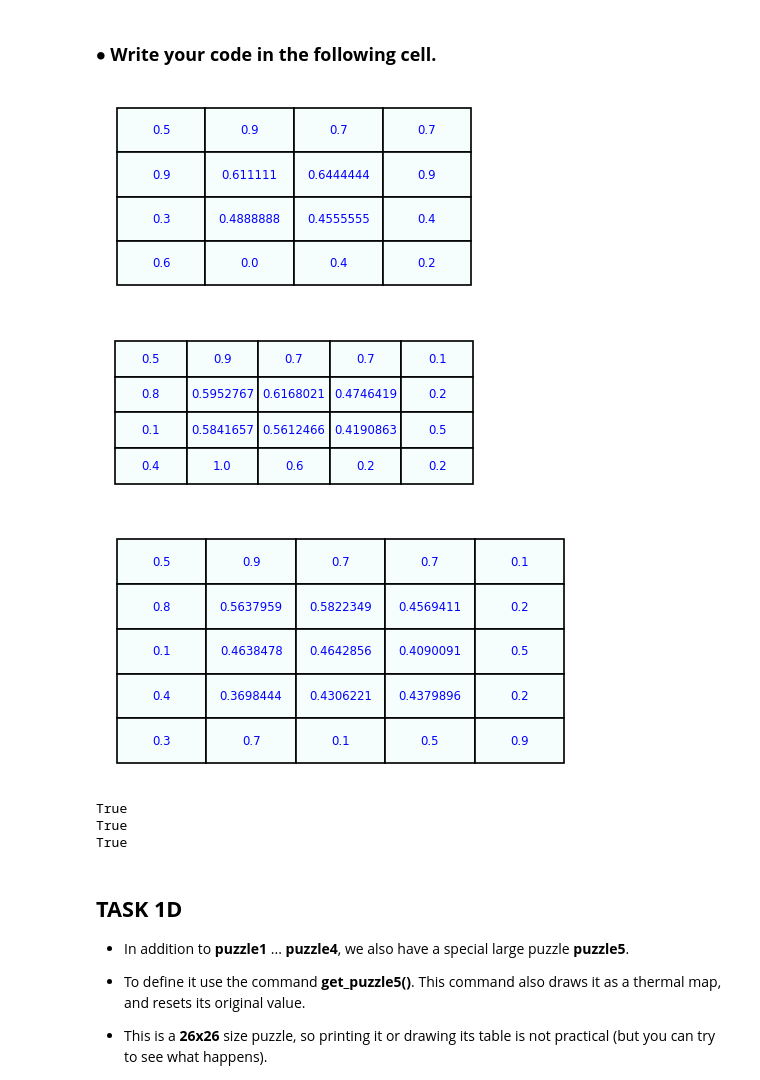
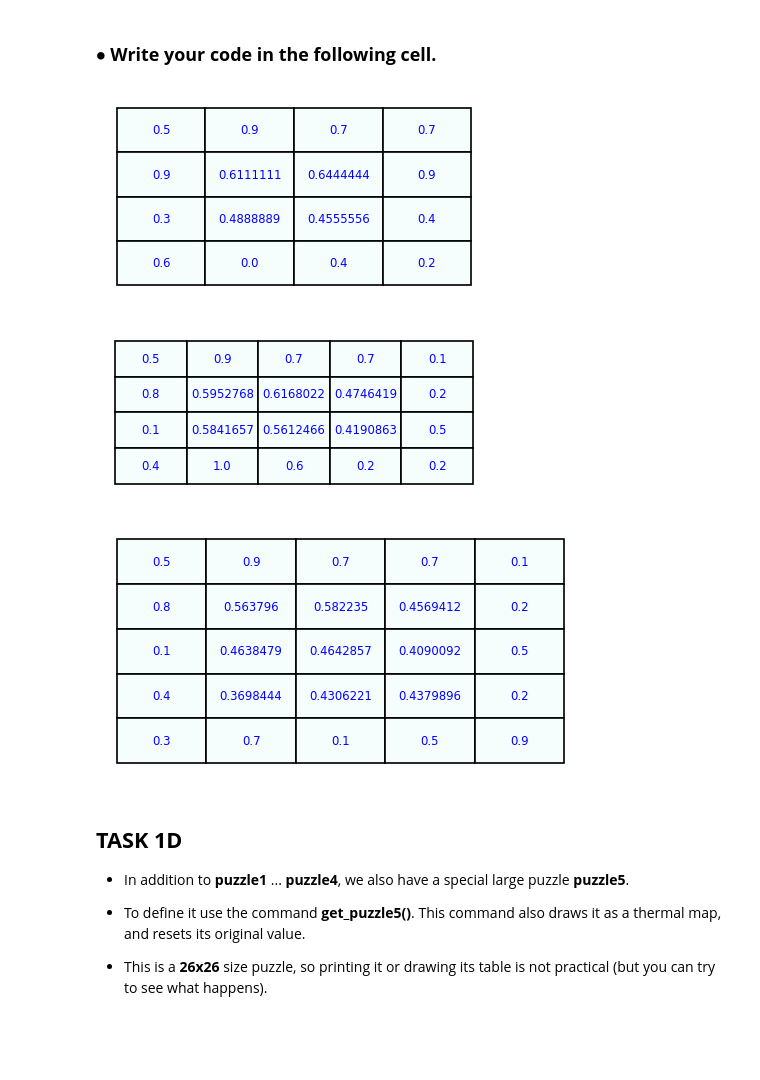
Before and after one commit to yossi0y530y/DO180-apps, a Jupyter notebook: harmonic_task.ipynb, the cells around one changed output. Saved outputs shown, nothing was run; the diff lists cells and outputs as text; code cells hidden in the pictures; blank space fills up the shorter version.

```diff
--- a/harmonic_task.ipynb
+++ b/harmonic_task.ipynb
@@ -282,14 +282,14 @@ True
 # %%
 SolvePuzzle(puzzle2,1e-7)
 SolvePuzzle(puzzle3,1e-7)
 SolvePuzzle(puzzle4,1e-7)
+draw_table(puzzle2, dx=120, dy=60, fontsize=7)
+draw_table(puzzle3, dx=120, dy=60, fontsize=7)
+draw_table(puzzle4, dx=120, dy=60, fontsize=7)
 # %% [output]
-[figure, old version]
+[figure, new version]
 [figure]
-[figure, old version]
+[figure, new version]
-True
-True
-True
 # %% [markdown]
 ## **TASK 1D**
 * In addition to **puzzle1** ... **puzzle4**,
```
Also changed, not shown: parts of 14 cells of this notebook.
